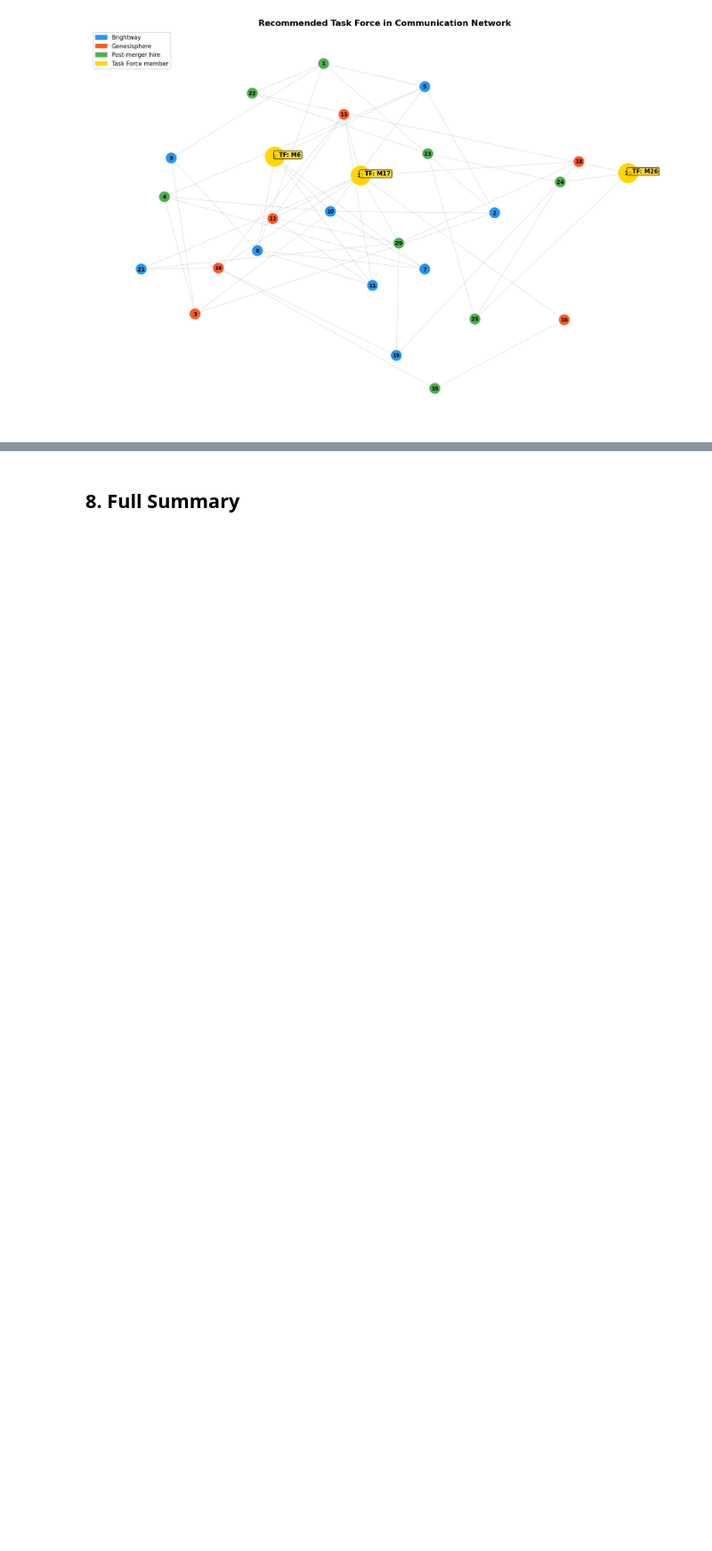
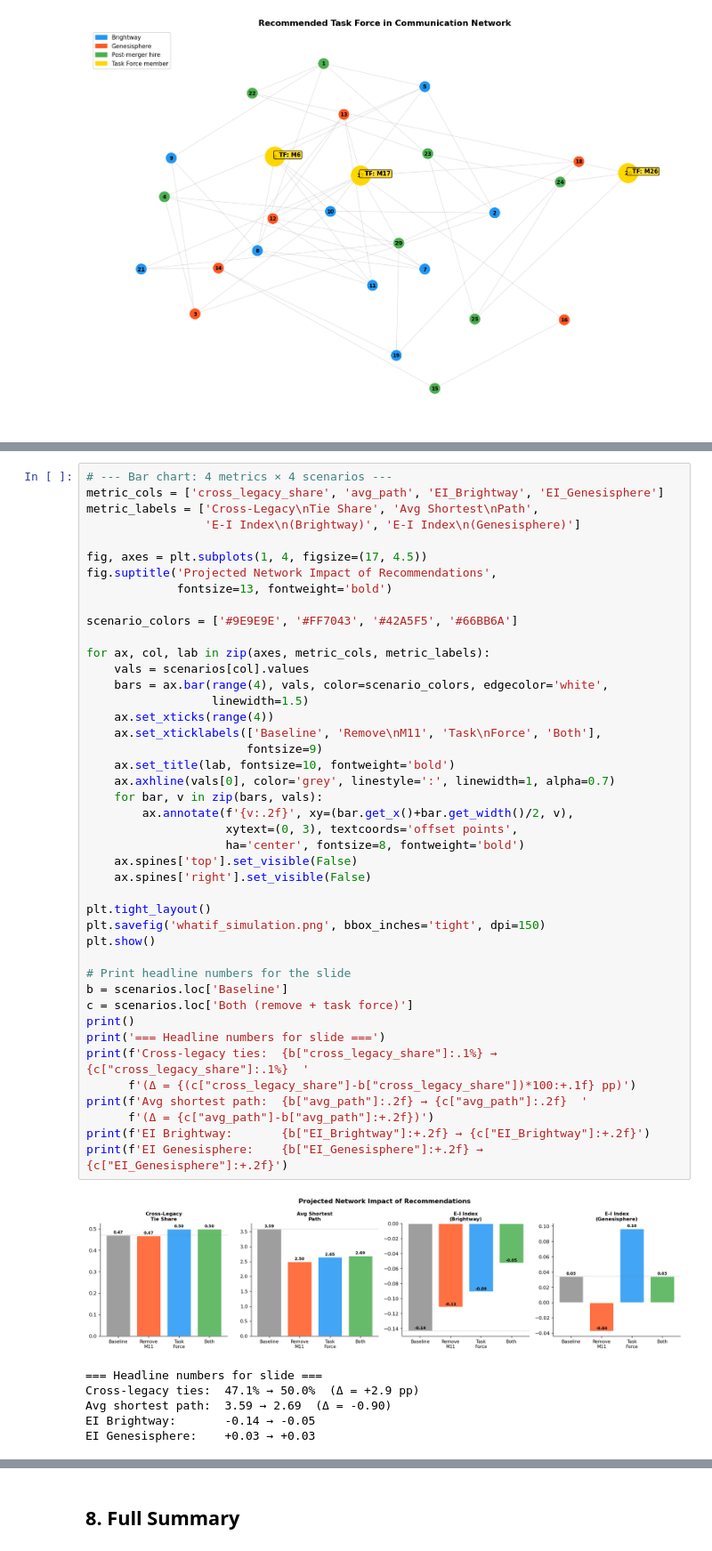
Before and after one commit to shortstax23/assignment_sno, a Jupyter notebook: analysis.ipynb, the cells around one changed output, grey strips where cells are left out. Shown at 89% size. Saved outputs shown, nothing was run; the diff lists cells and outputs as text; blank space fills up the shorter version.

```diff
--- a/analysis.ipynb
+++ b/analysis.ipynb
@@ -1100,0 +1382,50 @@ Together, M6 + M17 + M26 span all three legacy origins and all three structural
+# %%
+# --- Bar chart: 4 metrics × 4 scenarios ---
+metric_cols = ['cross_legacy_share', 'avg_path', 'EI_Brightway', 'EI_Genesisphere']
+metric_labels = ['Cross-Legacy\nTie Share', 'Avg Shortest\nPath',
+                 'E-I Index\n(Brightway)', 'E-I Index\n(Genesisphere)']
+
+fig, axes = plt.subplots(1, 4, figsize=(17, 4.5))
+fig.suptitle('Projected Network Impact of Recommendations',
+             fontsize=13, fontweight='bold')
+
+scenario_colors = ['#9E9E9E', '#FF7043', '#42A5F5', '#66BB6A']
+
+for ax, col, lab in zip(axes, metric_cols, metric_labels):
+    vals = scenarios[col].values
+    bars = ax.bar(range(4), vals, color=scenario_colors, edgecolor='white',
+                  linewidth=1.5)
+    ax.set_xticks(range(4))
+    ax.set_xticklabels(['Baseline', 'Remove\nM11', 'Task\nForce', 'Both'],
+                       fontsize=9)
+    ax.set_title(lab, fontsize=10, fontweight='bold')
+    ax.axhline(vals[0], color='grey', linestyle=':', linewidth=1, alpha=0.7)
+    for bar, v in zip(bars, vals):
+        ax.annotate(f'{v:.2f}', xy=(bar.get_x()+bar.get_width()/2, v),
+                    xytext=(0, 3), textcoords='offset points',
+                    ha='center', fontsize=8, fontweight='bold')
+    ax.spines['top'].set_visible(False)
+    ax.spines['right'].set_visible(False)
+
+plt.tight_layout()
+plt.savefig('whatif_simulation.png', bbox_inches='tight', dpi=150)
+plt.show()
+
+# Print headline numbers for the slide
+b = scenarios.loc['Baseline']
+c = scenarios.loc['Both (remove + task force)']
+print()
+print('=== Headline numbers for slide ===')
+print(f'Cross-legacy ties:  {b["cross_legacy_share"]:.1%} → {c["cross_legacy_share"]:.1%}  '
+      f'(Δ = {(c["cross_legacy_share"]-b["cross_legacy_share"])*100:+.1f} pp)')
+print(f'Avg shortest path:  {b["avg_path"]:.2f} → {c["avg_path"]:.2f}  '
+      f'(Δ = {c["avg_path"]-b["avg_path"]:+.2f})')
+print(f'EI Brightway:       {b["EI_Brightway"]:+.2f} → {c["EI_Brightway"]:+.2f}')
+print(f'EI Genesisphere:    {b["EI_Genesisphere"]:+.2f} → {c["EI_Genesisphere"]:+.2f}')
+# %% [output]
+[figure, added]
+=== Headline numbers for slide ===
+Cross-legacy ties:  47.1% → 50.0%  (Δ = +2.9 pp)
+Avg shortest path:  3.59 → 2.69  (Δ = -0.90)
+EI Brightway:       -0.14 → -0.05
+EI Genesisphere:    +0.03 → +0.03
```
Also changed, not shown: parts of 35 cells of this notebook, 14 other files.
